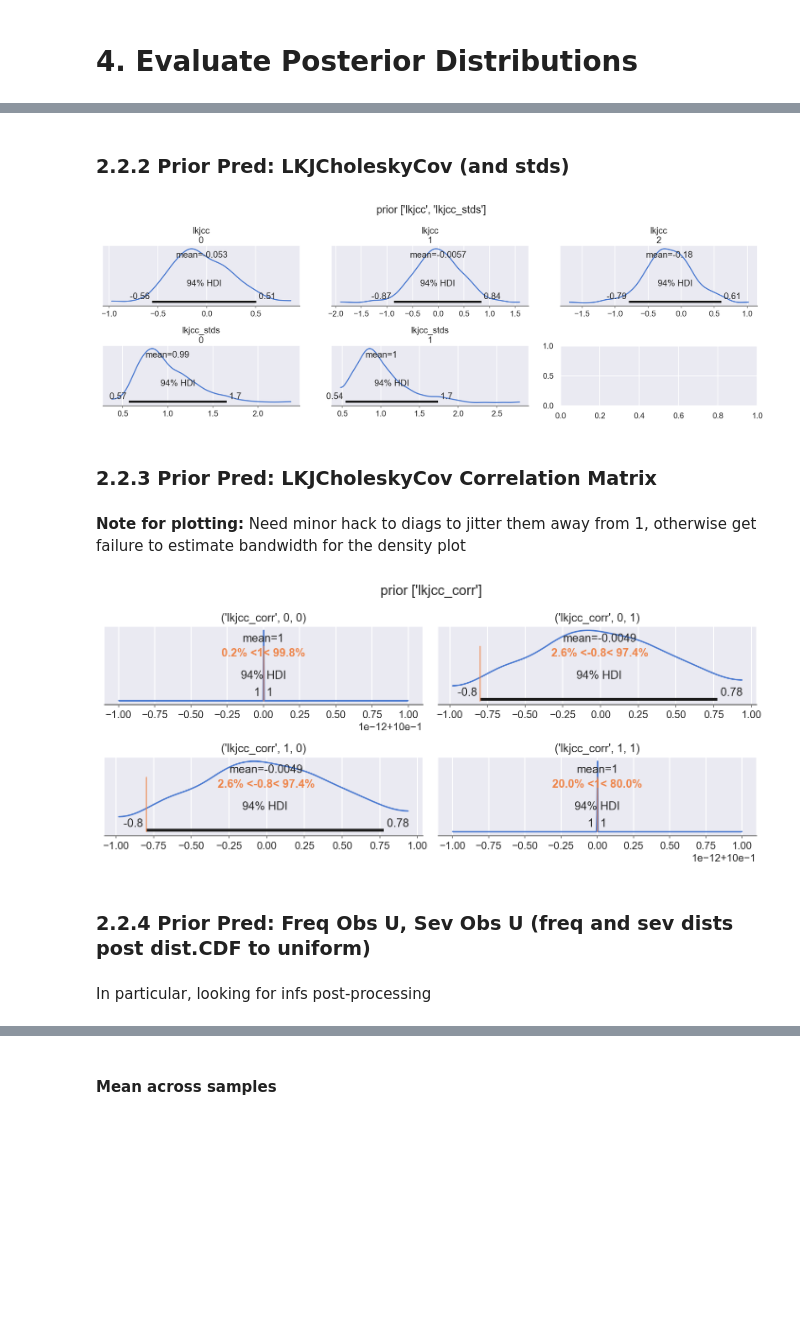
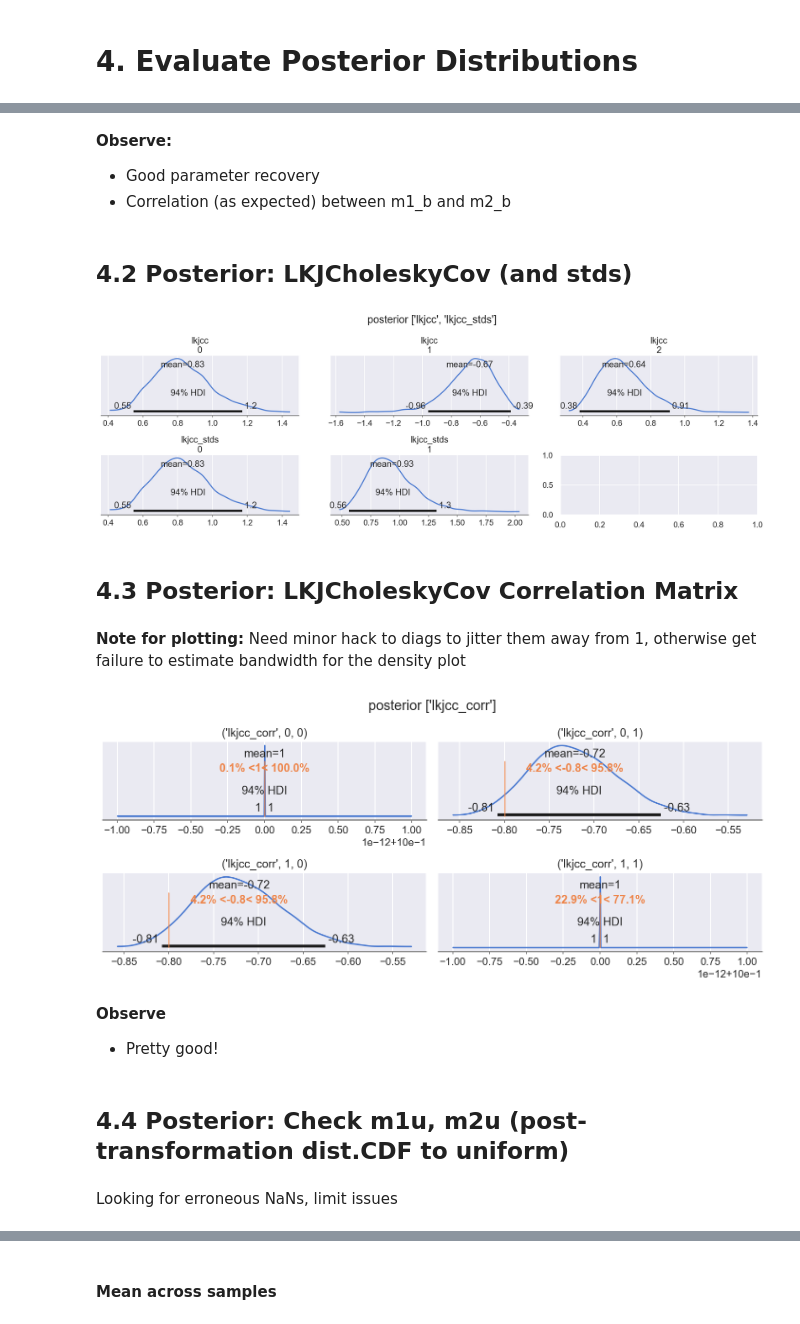
Before and after one commit to oreum-industries/oreum_copula, a Jupyter notebook: 10_ModelA.ipynb, the cells around one changed output, grey strips where cells are left out. Saved outputs shown, nothing was run; the diff lists cells and outputs as text; code cells hidden in the pictures; blank space fills up the shorter version.

Commit message:
built & evaluated ModelA

```diff
--- a/10_ModelA.ipynb
+++ b/10_ModelA.ipynb
@@ -448,16 +419,22 @@ if set(rvs).issubset(set(mdl.model.named_vars.keys())):
+# %% [markdown]
+**Observe:**
+
++ Good parameter recovery
++ Correlation (as expected) between m1_b and m2_b
 # %% [markdown]
-### 2.2.2 Prior Pred: LKJCholeskyCov (and stds)
+## 4.2 Posterior: LKJCholeskyCov (and stds)
 # %%
 rvs = ['lkjcc', 'lkjcc_stds']
-mt.facetplot_azid_dist(azid_p, rvs, group='prior')
+if set(rvs).issubset(set(mdl.model.named_vars.keys())):
+    mt.facetplot_azid_dist(azid_pt, rvs, group='posterior')
 # %% [output]
-[figure, old version]
+[figure, new version]
 # %% [markdown]
-### 2.2.3 Prior Pred: LKJCholeskyCov Correlation Matrix
+## 4.3 Posterior: LKJCholeskyCov Correlation Matrix
 # %% [markdown]
 **Note for plotting:** Need minor hack to diags to jitter them away from 1, otherwise get failure to estimate bandwidth for the density plot
 # %%
-df_lkjcc_corr = azid_p.prior['lkjcc_corr'].to_dataframe().unstack().unstack()
+df_lkjcc_corr = azid_pt.posterior['lkjcc_corr'].to_dataframe().unstack().unstack()
 df_lkjcc_corr.columns = df_lkjcc_corr.columns.to_flat_index()
 df_lkjcc_corr
 if sum(df_lkjcc_corr.iloc[:, 0]) == len(df_lkjcc_corr):
@@ -467,12 +444,16 @@ if sum(df_lkjcc_corr.iloc[:, 3]) == len(df_lkjcc_corr):
     df_lkjcc_corr.iloc[-1, 3] += -CLIP_VAL
     df_lkjcc_corr.iloc[-2, 3] += CLIP_VAL
 rvs = ['lkjcc_corr']
-mt.facetplot_df_dist(df_lkjcc_corr, rvs, m=2, rvs_hack=3, ref_val=TRUE_COV.flatten(), title='prior')
+mt.facetplot_df_dist(df_lkjcc_corr, rvs, m=2, rvs_hack=3, ref_val=TRUE_COV.flatten(), title='posterior')
 # %% [output]
-[figure, old version]
+[figure, new version]
-# %% [markdown]
-### 2.2.4 Prior Pred: Freq Obs U, Sev Obs U (freq and sev dists post dist.CDF to uniform)
-# %% [markdown]
-In particular, looking for infs post-processing
+# %% [markdown]
+**Observe**
+
++ Pretty good!
+# %% [markdown]
+## 4.4 Posterior: Check m1u, m2u (post-transformation dist.CDF to uniform)
+# %% [markdown]
+Looking for erroneous NaNs, limit issues
 # %%
 dfp_y_m1m2u = pd.DataFrame({
```
Also changed, not shown: parts of 69 cells of this notebook, 4 other files.
